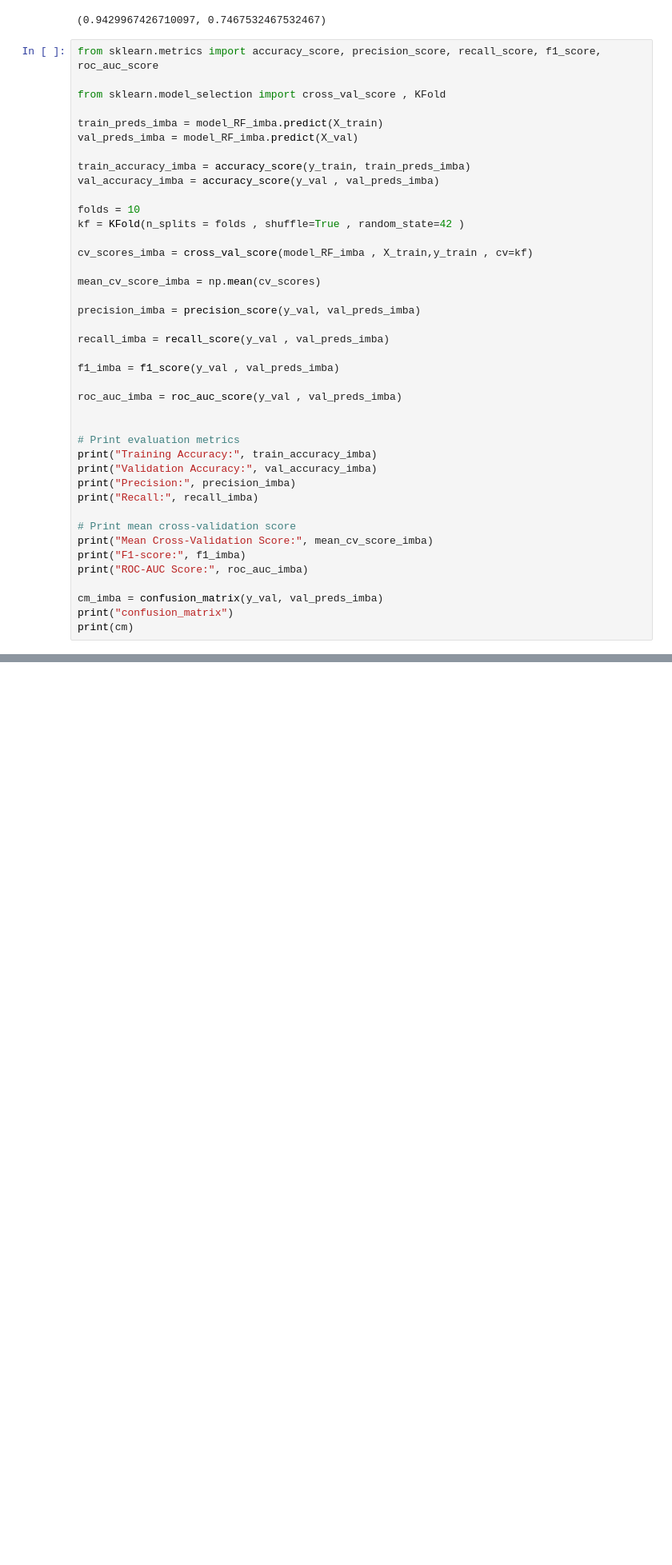
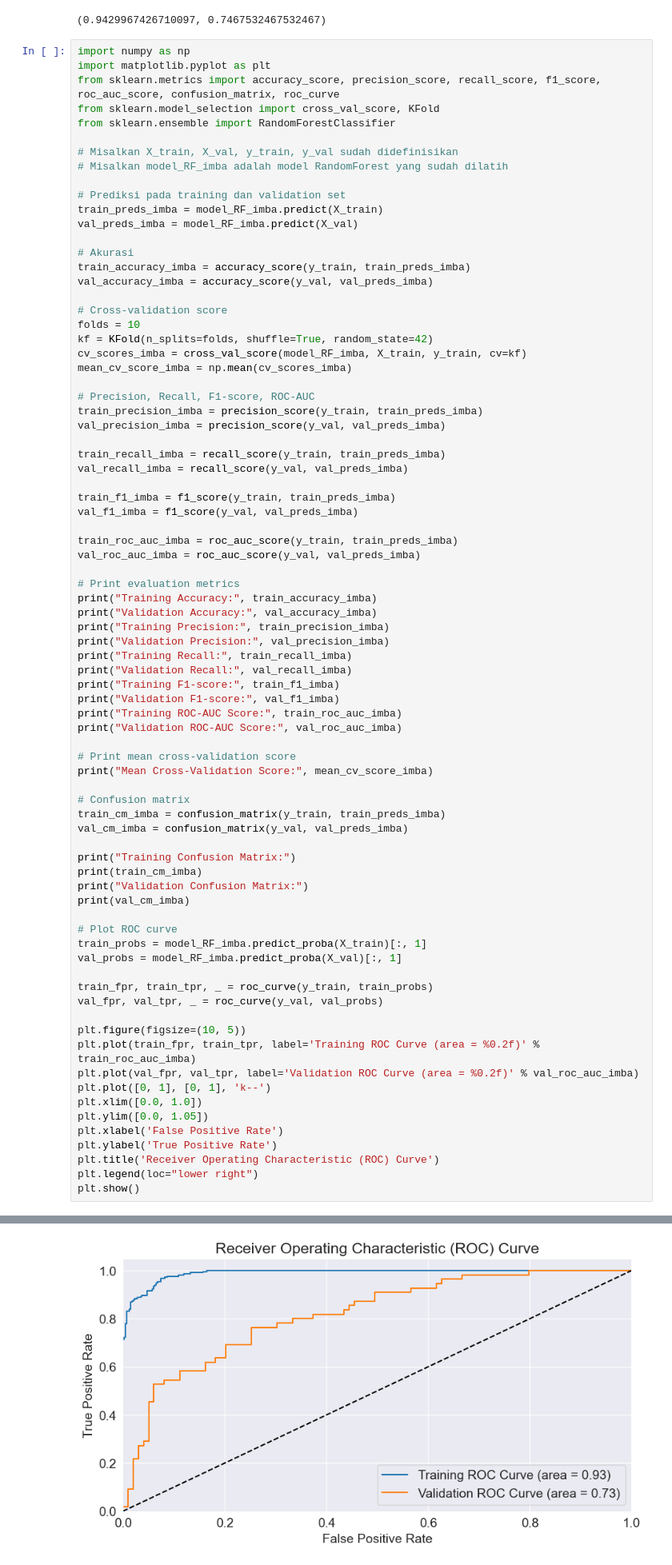
Before and after one commit to rabirabii/oversampling-random-forest, a Jupyter notebook: main.ipynb, the cells around one changed output, grey strips where cells are left out. Shown at 80% size. Drawn from its saved outputs; the diff is of its cells as text; blank space fills up the shorter version.

```diff
--- a/main.ipynb
+++ b/main.ipynb
@@ -485,46 +485,84 @@ model_RF_imba.score(X_train , y_train) , model_RF_imba.score(X_val , y_val )
 # %% [output]
 (0.9429967426710097, 0.7467532467532467)
 # %%
-from sklearn.metrics import accuracy_score, precision_score, recall_score, f1_score, roc_auc_score
+import numpy as np
+import matplotlib.pyplot as plt
+from sklearn.metrics import accuracy_score, precision_score, recall_score, f1_score, roc_auc_score, confusion_matrix, roc_curve
+from sklearn.model_selection import cross_val_score, KFold
+from sklearn.ensemble import RandomForestClassifier
 
-from sklearn.model_selection import cross_val_score , KFold
+# Misalkan X_train, X_val, y_train, y_val sudah didefinisikan
+# Misalkan model_RF_imba adalah model RandomForest yang sudah dilatih
 
+# Prediksi pada training dan validation set
 train_preds_imba = model_RF_imba.predict(X_train)
 val_preds_imba = model_RF_imba.predict(X_val)
 
+# Akurasi
 train_accuracy_imba = accuracy_score(y_train, train_preds_imba)
-val_accuracy_imba = accuracy_score(y_val , val_preds_imba)
+val_accuracy_imba = accuracy_score(y_val, val_preds_imba)
 
+# Cross-validation score
 folds = 10
-kf = KFold(n_splits = folds , shuffle=True , random_state=42 )
+kf = KFold(n_splits=folds, shuffle=True, random_state=42)
+cv_scores_imba = cross_val_score(model_RF_imba, X_train, y_train, cv=kf)
+mean_cv_score_imba = np.mean(cv_scores_imba)
 
-cv_scores_imba = cross_val_score(model_RF_imba , X_train,y_train , cv=kf)
+# Precision, Recall, F1-score, ROC-AUC
+train_precision_imba = precision_score(y_train, train_preds_imba)
+val_precision_imba = precision_score(y_val, val_preds_imba)
 
-mean_cv_score_imba = np.mean(cv_scores)
+train_recall_imba = recall_score(y_train, train_preds_imba)
+val_recall_imba = recall_score(y_val, val_preds_imba)
 
-precision_imba = precision_score(y_val, val_preds_imba)
+train_f1_imba = f1_score(y_train, train_preds_imba)
+val_f1_imba = f1_score(y_val, val_preds_imba)
 
-recall_imba = recall_score(y_val , val_preds_imba)
-
-f1_imba = f1_score(y_val , val_preds_imba)
-
-roc_auc_imba = roc_auc_score(y_val , val_preds_imba)
-
+train_roc_auc_imba = roc_auc_score(y_train, train_preds_imba)
+val_roc_auc_imba = roc_auc_score(y_val, val_preds_imba)
 
 # Print evaluation metrics
 print("Training Accuracy:", train_accuracy_imba)
 print("Validation Accuracy:", val_accuracy_imba)
-print("Precision:", precision_imba)
-print("Recall:", recall_imba)
+print("Training Precision:", train_precision_imba)
+print("Validation Precision:", val_precision_imba)
+print("Training Recall:", train_recall_imba)
+print("Validation Recall:", val_recall_imba)
+print("Training F1-score:", train_f1_imba)
+print("Validation F1-score:", val_f1_imba)
+print("Training ROC-AUC Score:", train_roc_auc_imba)
+print("Validation ROC-AUC Score:", val_roc_auc_imba)
 
 # Print mean cross-validation score
 print("Mean Cross-Validation Score:", mean_cv_score_imba)
-print("F1-score:", f1_imba)
-print("ROC-AUC Score:", roc_auc_imba)
 
-cm_imba = confusion_matrix(y_val, val_preds_imba)
-print("confusion_matrix")
-print(cm)
+# Confusion matrix
+train_cm_imba = confusion_matrix(y_train, train_preds_imba)
+val_cm_imba = confusion_matrix(y_val, val_preds_imba)
+
+print("Training Confusion Matrix:")
+print(train_cm_imba)
+print("Validation Confusion Matrix:")
+print(val_cm_imba)
+
+# Plot ROC curve
+train_probs = model_RF_imba.predict_proba(X_train)[:, 1]
+val_probs = model_RF_imba.predict_proba(X_val)[:, 1]
+
+train_fpr, train_tpr, _ = roc_curve(y_train, train_probs)
+val_fpr, val_tpr, _ = roc_curve(y_val, val_probs)
+
+plt.figure(figsize=(10, 5))
+plt.plot(train_fpr, train_tpr, label='Training ROC Curve (area = %0.2f)' % train_roc_auc_imba)
+plt.plot(val_fpr, val_tpr, label='Validation ROC Curve (area = %0.2f)' % val_roc_auc_imba)
+plt.plot([0, 1], [0, 1], 'k--')
+plt.xlim([0.0, 1.0])
+plt.ylim([0.0, 1.05])
+plt.xlabel('False Positive Rate')
+plt.ylabel('True Positive Rate')
+plt.title('Receiver Operating Characteristic (ROC) Curve')
+plt.legend(loc="lower right")
+plt.show()
 # %% [output]
 Training Accuracy: 0.9429967426710097
 Validation Accuracy: 0.7467532467532467
@@ -539,3 +584,4 @@ confusion_matrix
+[figure, added]
 # %%
 nama_kelas = [str(label) for label in model_RF_imba.classes_]
 plt.figure(figsize=(70 , 30))
```
Also changed, not shown: parts of 18 cells of this notebook, 3 other files.
